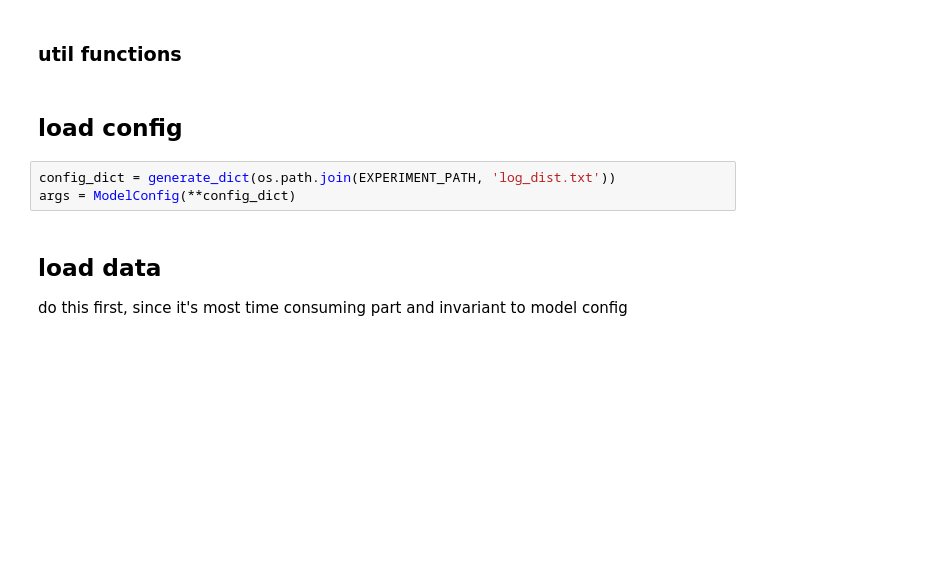
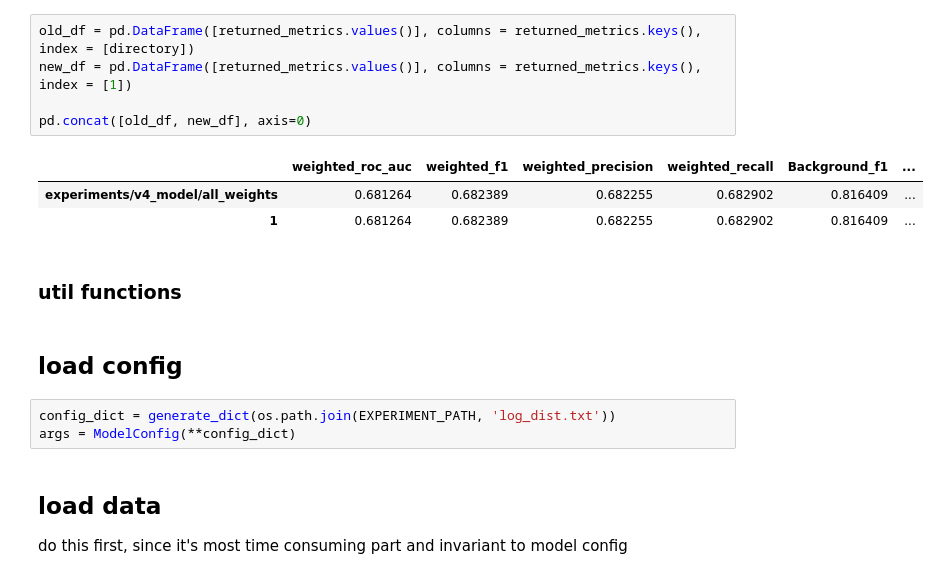
Before and after one commit to unofficial-Jona/assessing_ADB, a Jupyter notebook: OadTR/custom_eval.ipynb, the cells around one changed output. Drawn from its saved outputs; the diff is of its cells as text; blank space fills up the shorter version.

```diff
--- a/OadTR/custom_eval.ipynb
+++ b/OadTR/custom_eval.ipynb
@@ -59,3 +33,12 @@ position decoding : learned
+# %%
+old_df = pd.DataFrame([returned_metrics.values()], columns = returned_metrics.keys(), index = [directory])
+new_df = pd.DataFrame([returned_metrics.values()], columns = returned_metrics.keys(), index = [1])
+
+pd.concat([old_df, new_df], axis=0)
+# %% [output]
+|  | weighted_roc_auc | weighted_f1 | weighted_precision | weighted_recall | Background_f1 | ... |
+| experiments/v4_model/all_weights | 0.681264 | 0.682389 | 0.682255 | 0.682902 | 0.816409 | ... |
+| 1 | 0.681264 | 0.682389 | 0.682255 | 0.682902 | 0.816409 | ... |
 # %% [markdown]
 ### util functions
 # %% [markdown]
```
Also changed, not shown: parts of 4 cells of this notebook, 59 other files.
